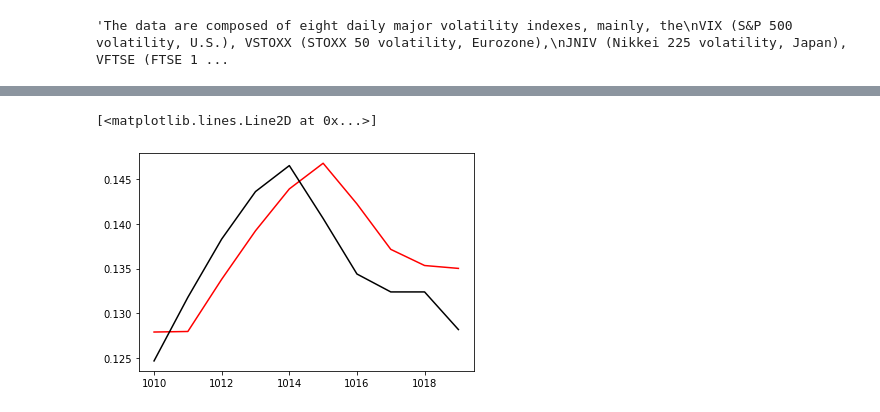
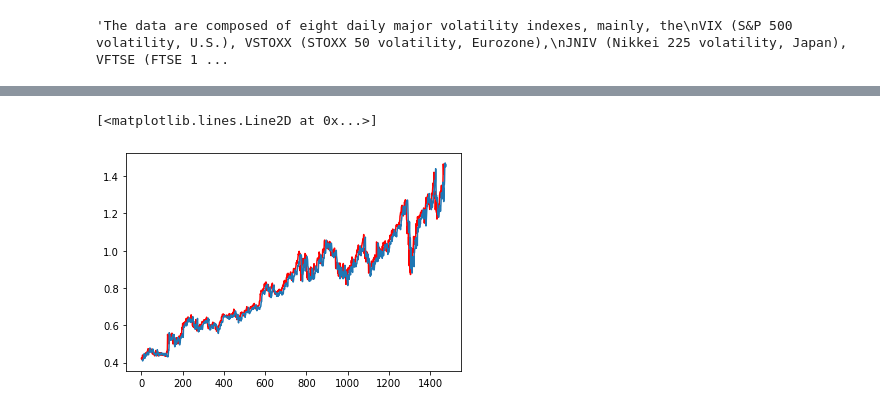
Before and after one commit to gianmarcogenalti/lyap_volatility, a Jupyter notebook: main.ipynb, the cells around one changed output, grey strips where cells are left out. Drawn from its saved outputs; the diff is of its cells as text; code cells hidden in the pictures.

```diff
--- a/main.ipynb
+++ b/main.ipynb
@@ -81,10 +82,3 @@ def sliding_window(df, m, L):
 
 X, y = sliding_window(df, m, L)
 y = pd.DataFrame(y, columns = ['target'])
-# %%
-scaler = StandardScaler()
-scaler.fit(pd.concat([X, y]))
-X = pd.DataFrame(scaler.transform(pd.concat([X, y], axis = 1)))
-# %%
-y = X.loc[:,m]
-X = X.loc[:,:(m-1)]
@@ -91,4 +101,5 @@ X = X.loc[:,:(m-1)]
 # %%
+tf.random.set_seed(17)
 model = Sequential([
   Dense(q, activation='tanh', input_shape=(m,)),
   Dense(1),
@@ -97,9 +108,9 @@ model = Sequential([
 model.compile(
   optimizer='adam',
   loss='mean_squared_error',
-  metrics=['mse','mae'],
+  metrics=['mse'],
 )
 
-model.fit(X, np.asarray(y), epochs=2000, verbose = False)
+model.fit(X, np.asarray(y), epochs=500, verbose = False)
 model.evaluate(X, np.asarray(y))
 # %% [output]
@@ -108,6 +119,2 @@ model.evaluate(X, np.asarray(y))
 # %%
-y_predict = pd.DataFrame(model.predict(X).reshape(1,-1)).T
-y_predict.columns = ['target']
-new_X = pd.concat([X, y_predict], axis = 1)
-new_X = pd.DataFrame(scaler.inverse_transform(new_X))
-new_y = new_X[m]
+new_y = pd.DataFrame(model.predict(X).reshape(1,-1)).T.values.reshape(-1)
@@ -132,6 +121,6 @@ new_close.index = range(len(new_close))
 # %%
-plt.plot(new_y[1010:1020],c = 'red')
-plt.plot(new_close[1010:1020], c = 'black')
+plt.plot(new_y,c = 'red')
+plt.plot(close[m:])
 # %% [output]
 [<matplotlib.lines.Line2D at 0x...>]
-[figure, old version]
+[figure, new version]
```
Also changed, not shown: parts of 11 cells of this notebook, 6 other files.
